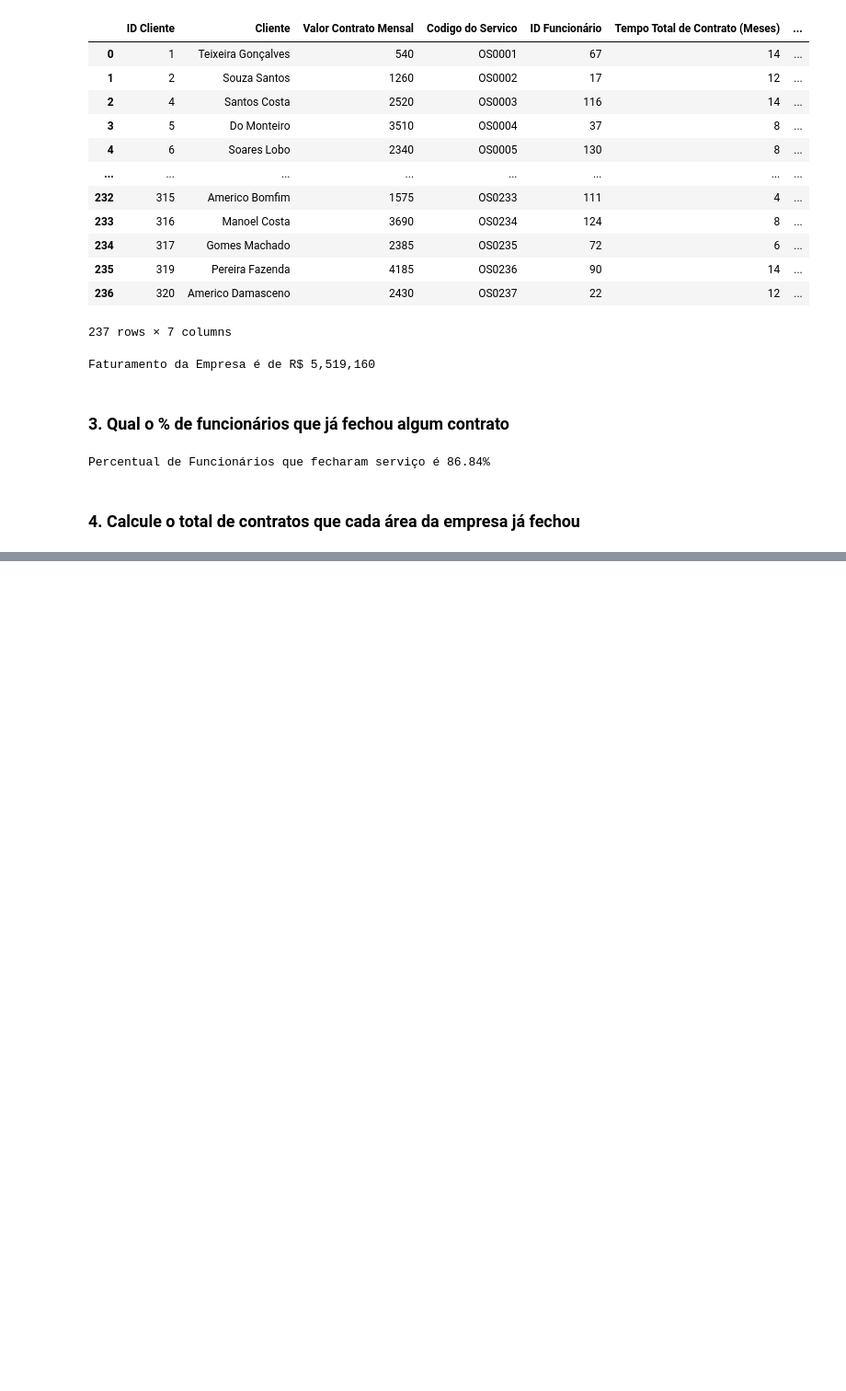
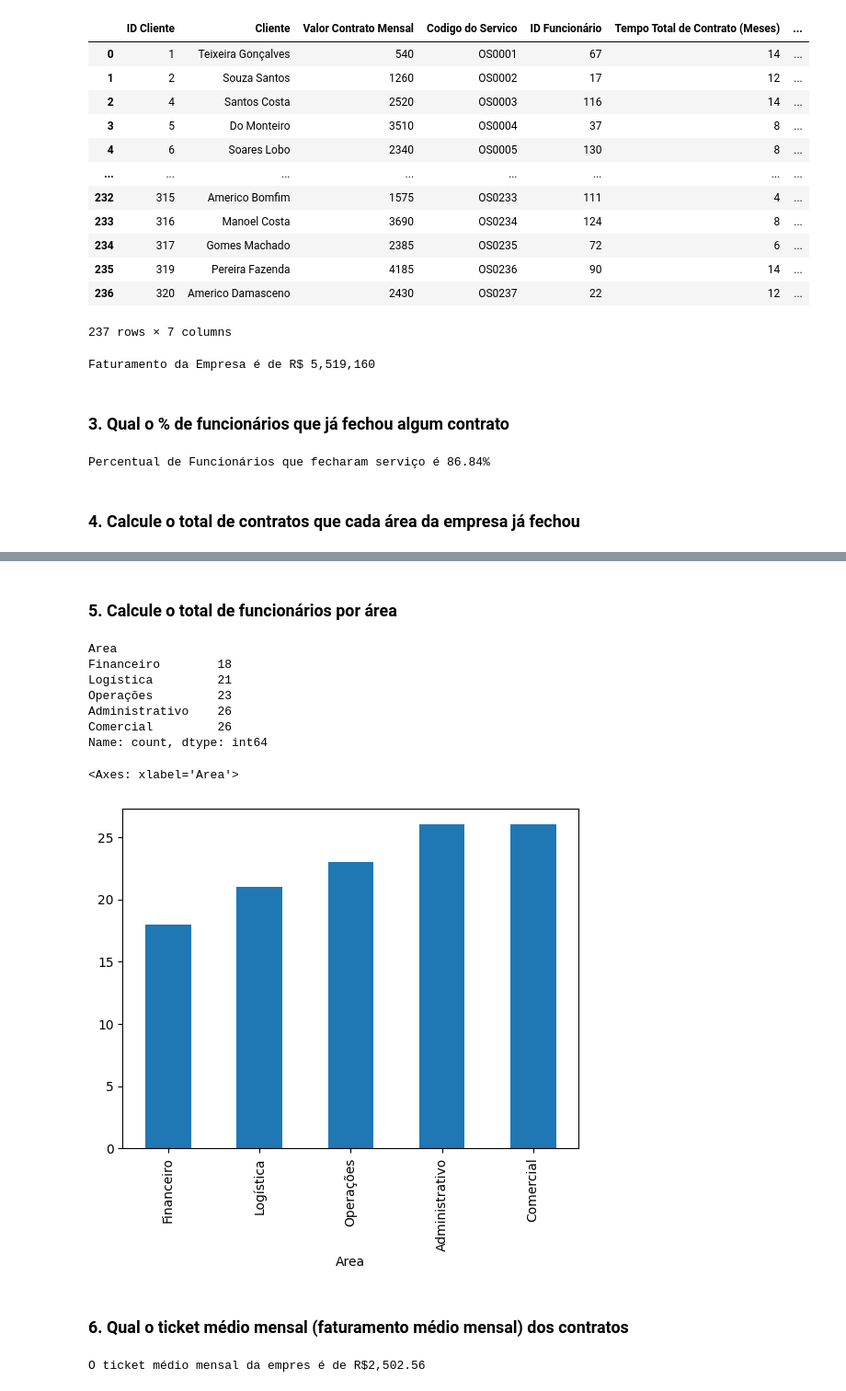
Before and after one commit to Dstinoco/PYTHON-PANDAS, a Jupyter notebook: Desafios.ipynb, the cells around one changed output, grey strips where cells are left out. Shown: that part at 92% size. Cells and saved outputs as stored; diff of their text form; code cells hidden in the pictures; blank space fills up the shorter version.

```diff
--- a/Desafios.ipynb
+++ b/Desafios.ipynb
@@ -200,0 +202,23 @@ display(total_contratos)
+# %% [markdown]
+### 5. Calcule o total de funcionários por área
+# %%
+funcionario_are = funcionarios_df["Area"].value_counts().sort_values(ascending=True)
+print(funcionario_are)
+funcionario_are.plot(kind="bar")
+# %% [output]
+Area
+Financeiro        18
+Logística         21
+Operações         23
+Administrativo    26
+Comercial         26
+Name: count, dtype: int64
+<Axes: xlabel='Area'>
+[figure, added]
+# %% [markdown]
+### 6. Qual o ticket médio mensal (faturamento médio mensal) dos contratos
+# %%
+ticket_medio = clientes_df['Valor Contrato Mensal'].mean()
+print("O ticket médio mensal da empres é de R${:,.2f}".format(ticket_medio))
+# %% [output]
+O ticket médio mensal da empres é de R$2,502.56
```
Also changed, not shown: parts of 1 cell of this notebook.
